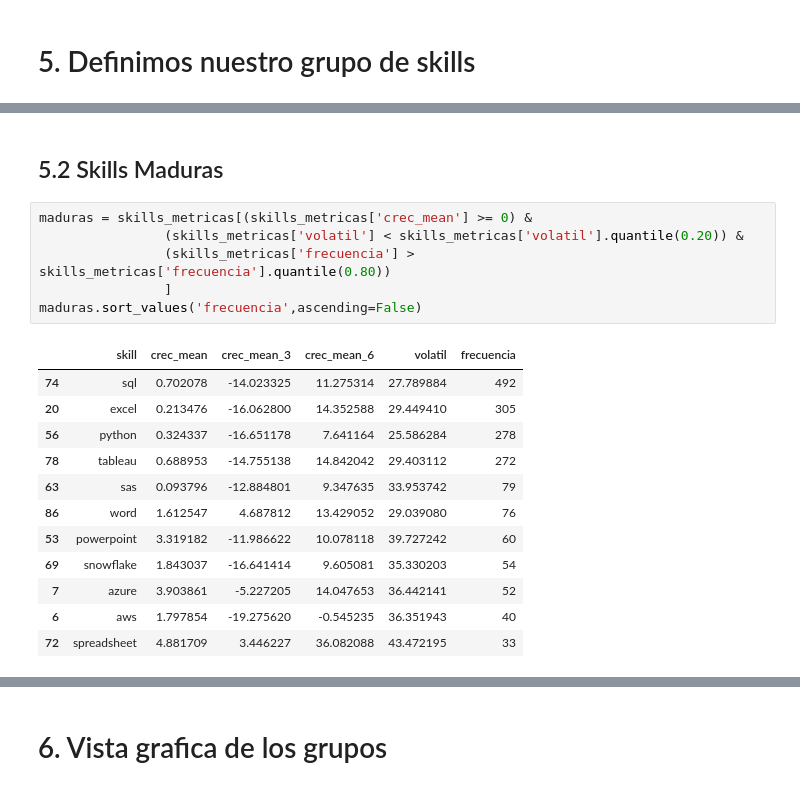
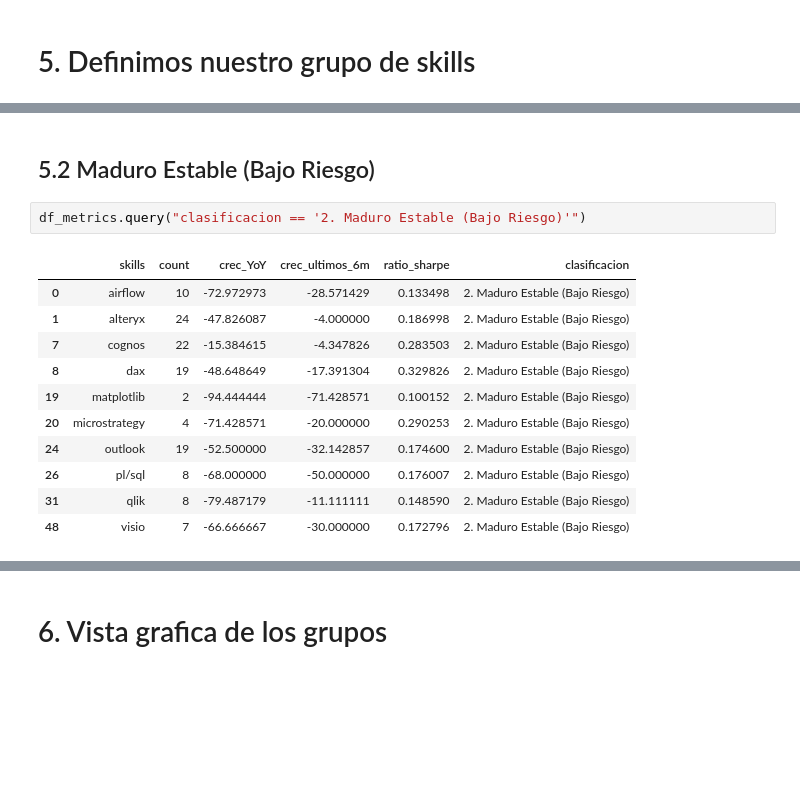
Before and after one commit to anamumaq/data-analytics-skill-evolution, a Jupyter notebook: data-analytics-skill-evolution.ipynb, the cells around one changed output, grey strips where cells are left out. Drawn from its saved outputs; the diff is of its cells as text; blank space fills up the shorter version.

```diff
--- a/data-analytics-skill-evolution.ipynb
+++ b/data-analytics-skill-evolution.ipynb
@@ -293,22 +300,17 @@ emergentes
 # %% [markdown]
-## 5.2 Skills Maduras
+## 5.2 Maduro Estable (Bajo Riesgo)
-# %%
-maduras = skills_metricas[(skills_metricas['crec_mean'] >= 0) &
-                (skills_metricas['volatil'] < skills_metricas['volatil'].quantile(0.20)) &
-                (skills_metricas['frecuencia'] > skills_metricas['frecuencia'].quantile(0.80))
-                ]
-maduras.sort_values('frecuencia',ascending=False)
-# %% [output]
-|  | skill | crec_mean | crec_mean_3 | crec_mean_6 | volatil | frecuencia |
-| 74 | sql | 0.702078 | -14.023325 | 11.275314 | 27.789884 | 492 |
-| 20 | excel | 0.213476 | -16.062800 | 14.352588 | 29.449410 | 305 |
-| 56 | python | 0.324337 | -16.651178 | 7.641164 | 25.586284 | 278 |
-| 78 | tableau | 0.688953 | -14.755138 | 14.842042 | 29.403112 | 272 |
-| 63 | sas | 0.093796 | -12.884801 | 9.347635 | 33.953742 | 79 |
-| 86 | word | 1.612547 | 4.687812 | 13.429052 | 29.039080 | 76 |
-| 53 | powerpoint | 3.319182 | -11.986622 | 10.078118 | 39.727242 | 60 |
-| 69 | snowflake | 1.843037 | -16.641414 | 9.605081 | 35.330203 | 54 |
-| 7 | azure | 3.903861 | -5.227205 | 14.047653 | 36.442141 | 52 |
-| 6 | aws | 1.797854 | -19.275620 | -0.545235 | 36.351943 | 40 |
-| 72 | spreadsheet | 4.881709 | 3.446227 | 36.082088 | 43.472195 | 33 |
+# %%
+df_metrics.query("clasificacion == '2. Maduro Estable (Bajo Riesgo)'")
+# %% [output]
+|  | skills | count | crec_YoY | crec_ultimos_6m | ratio_sharpe | clasificacion |
+| 0 | airflow | 10 | -72.972973 | -28.571429 | 0.133498 | 2. Maduro Estable (Bajo Riesgo) |
+| 1 | alteryx | 24 | -47.826087 | -4.000000 | 0.186998 | 2. Maduro Estable (Bajo Riesgo) |
+| 7 | cognos | 22 | -15.384615 | -4.347826 | 0.283503 | 2. Maduro Estable (Bajo Riesgo) |
+| 8 | dax | 19 | -48.648649 | -17.391304 | 0.329826 | 2. Maduro Estable (Bajo Riesgo) |
+| 19 | matplotlib | 2 | -94.444444 | -71.428571 | 0.100152 | 2. Maduro Estable (Bajo Riesgo) |
+| 20 | microstrategy | 4 | -71.428571 | -20.000000 | 0.290253 | 2. Maduro Estable (Bajo Riesgo) |
+| 24 | outlook | 19 | -52.500000 | -32.142857 | 0.174600 | 2. Maduro Estable (Bajo Riesgo) |
+| 26 | pl/sql | 8 | -68.000000 | -50.000000 | 0.176007 | 2. Maduro Estable (Bajo Riesgo) |
+| 31 | qlik | 8 | -79.487179 | -11.111111 | 0.148590 | 2. Maduro Estable (Bajo Riesgo) |
+| 48 | visio | 7 | -66.666667 | -30.000000 | 0.172796 | 2. Maduro Estable (Bajo Riesgo) |
 # %% [markdown]
```
Also changed, not shown: parts of 37 cells of this notebook.
